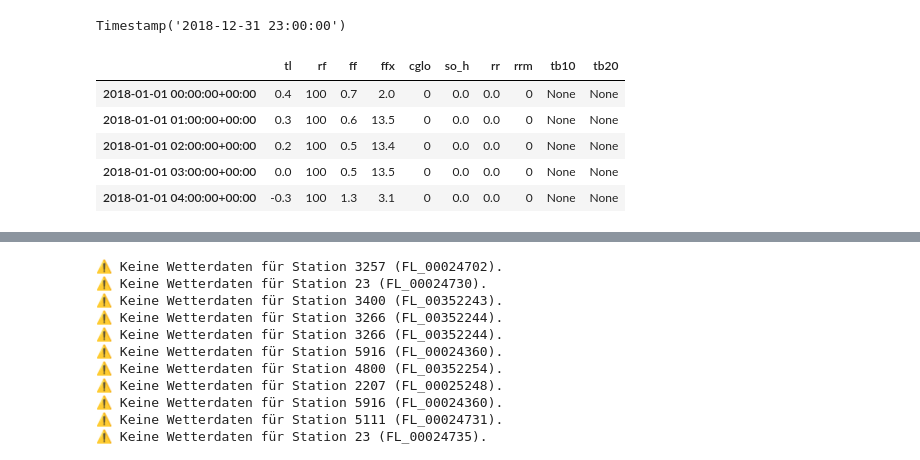
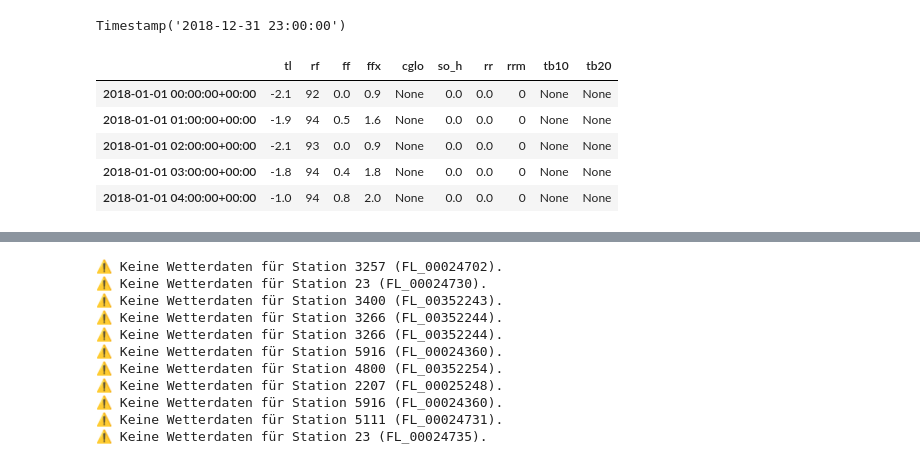
Before and after one commit to johannesgl4d0s/ersatzwerte_project, a Jupyter notebook: notebooks/03_get_nearest_station.ipynb, the cells around one changed output, grey strips where cells are left out. Drawn from its saved outputs; the diff is of its cells as text; code cells hidden in the pictures.

```diff
--- a/notebooks/03_get_nearest_station.ipynb
+++ b/notebooks/03_get_nearest_station.ipynb
@@ -369,7 +369,7 @@ import pandas as pd
 
 # 1. Parameter definieren
 resource_id    = 'klima-v2-1h'
-station_id     = 1
+station_id     = 140
 weather_params = ['tl','rf','ff','ffx','cglo','so_h','rr','rrm','tb10','tb20']
 start_iso      = '2018-01-01T00:00'
 end_iso        = '2018-01-31T23:00'
@@ -378,38 +378,38 @@ end_iso        = '2018-01-31T23:00'
 param_str = ','.join(weather_params)
 url = (
     f"https://dataset.api.hub.geosphere.at/v1/station/historical/{resource_id}"
     f"?station_ids={station_id}"
     f"&parameters={param_str}"
     f"&start={start_iso}"
     f"&end={end_iso}"
     f"&format=json"
 )
 
 # 3. Anfrage und Fehlercheck
 resp = requests.get(url)
 resp.raise_for_status()
 fc = resp.json()
 
 # 4. Zeiten und Feature-Daten extrahieren
 timestamps = pd.to_datetime(fc['timestamps'])                    # Liste aller Zeitpunkte
 feat       = fc['features'][0]                                   # nur eine Station erwartet
 params     = feat['properties']['parameters']                    # dict mit jedem Parameter
 
 # 5. DataFrame aufbauen
 df_weather = pd.DataFrame(
     { p: params[p]['data'] for p in weather_params if p in params },
     index=timestamps
 )
 
 # 6. Überprüfen
 df_weather.head()
 # %% [output]
 |  | tl | rf | ff | ffx | cglo | so_h | rr | rrm | tb10 | tb20 |
-| 2018-01-01 00:00:00+00:00 | 0.4 | 100 | 0.7 | 2.0 | 0 | 0.0 | 0.0 | 0 | None | None |
-| 2018-01-01 01:00:00+00:00 | 0.3 | 100 | 0.6 | 13.5 | 0 | 0.0 | 0.0 | 0 | None | None |
-| 2018-01-01 02:00:00+00:00 | 0.2 | 100 | 0.5 | 13.4 | 0 | 0.0 | 0.0 | 0 | None | None |
-| 2018-01-01 03:00:00+00:00 | 0.0 | 100 | 0.5 | 13.5 | 0 | 0.0 | 0.0 | 0 | None | None |
-| 2018-01-01 04:00:00+00:00 | -0.3 | 100 | 1.3 | 3.1 | 0 | 0.0 | 0.0 | 0 | None | None |
+| 2018-01-01 00:00:00+00:00 | -2.1 | 92 | 0.0 | 0.9 | None | 0.0 | 0.0 | 0 | None | None |
+| 2018-01-01 01:00:00+00:00 | -1.9 | 94 | 0.5 | 1.6 | None | 0.0 | 0.0 | 0 | None | None |
+| 2018-01-01 02:00:00+00:00 | -2.1 | 93 | 0.0 | 0.9 | None | 0.0 | 0.0 | 0 | None | None |
+| 2018-01-01 03:00:00+00:00 | -1.8 | 94 | 0.4 | 1.8 | None | 0.0 | 0.0 | 0 | None | None |
+| 2018-01-01 04:00:00+00:00 | -1.0 | 94 | 0.8 | 2.0 | None | 0.0 | 0.0 | 0 | None | None |
 # %%
 import requests
 import pandas as pd
```
Also changed, not shown: parts of 6 cells of this notebook, 1 other file.
